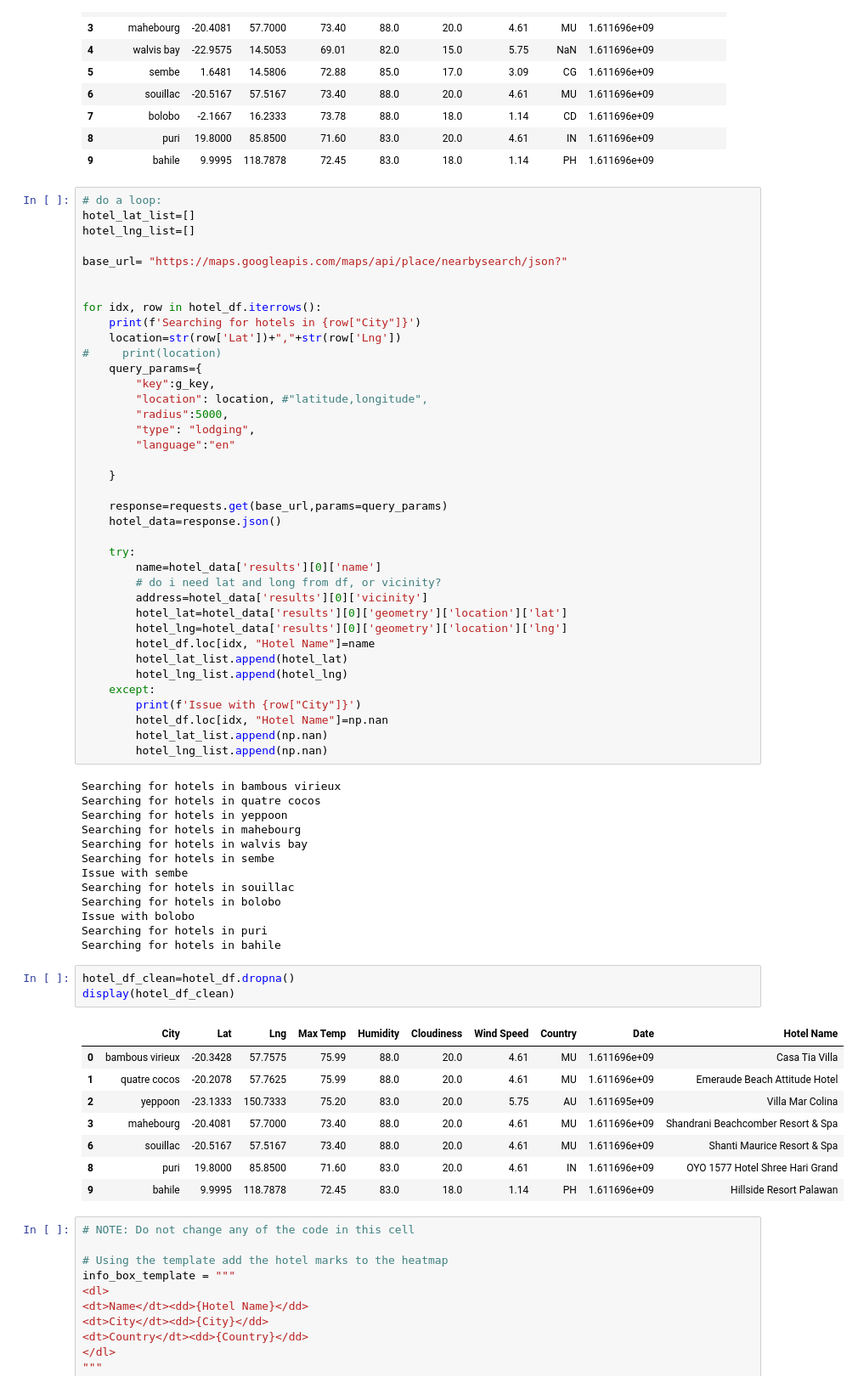
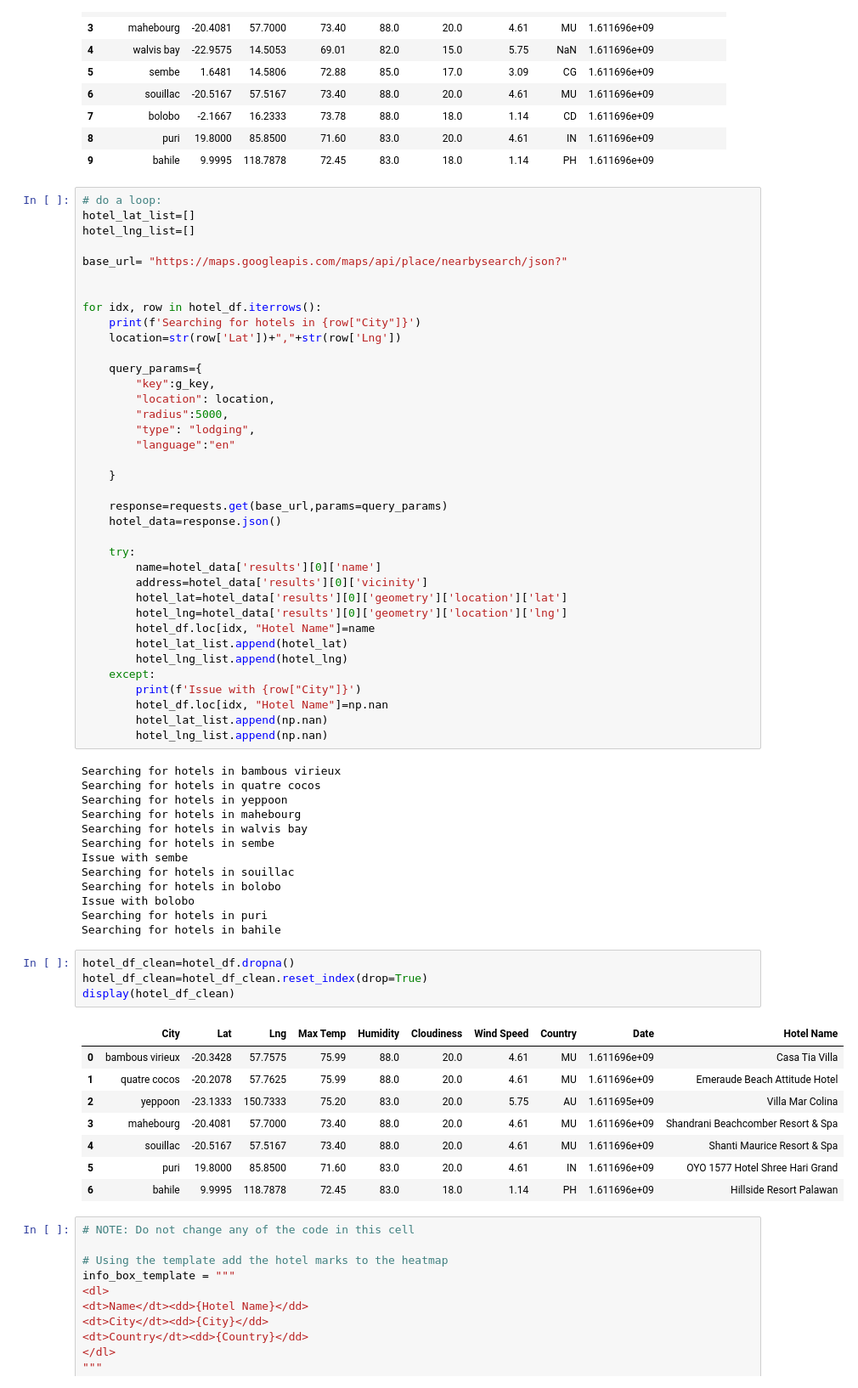
Before and after one commit to acsours/python-api-challenge, a Jupyter notebook: VacationPy.ipynb, the cells around one changed output. Shown: that part at 85% size. Saved outputs shown, nothing was run; the diff lists cells and outputs as text.

Commit message:
commented and cleaned

```diff
--- a/VacationPy.ipynb
+++ b/VacationPy.ipynb
@@ -166,10 +164,10 @@ base_url= "https://maps.googleapis.com/maps/api/place/nearbysearch/json?"
 for idx, row in hotel_df.iterrows():
     print(f'Searching for hotels in {row["City"]}')
     location=str(row['Lat'])+","+str(row['Lng'])
-#     print(location)
+
     query_params={
         "key":g_key,
-        "location": location, #"latitude,longitude",
+        "location": location,
         "radius":5000,
         "type": "lodging",
         "language":"en"
@@ -181,7 +179,6 @@ for idx, row in hotel_df.iterrows():
 
     try:
         name=hotel_data['results'][0]['name']
-        # do i need lat and long from df, or vicinity?
         address=hotel_data['results'][0]['vicinity']
         hotel_lat=hotel_data['results'][0]['geometry']['location']['lat']
         hotel_lng=hotel_data['results'][0]['geometry']['location']['lng']
@@ -208,16 +205,17 @@ Searching for hotels in puri
 Searching for hotels in bahile
 # %%
 hotel_df_clean=hotel_df.dropna()
+hotel_df_clean=hotel_df_clean.reset_index(drop=True)
 display(hotel_df_clean)
 # %% [output]
 |  | City | Lat | Lng | Max Temp | Humidity | Cloudiness | Wind Speed | Country | Date | Hotel Name |
 | 0 | bambous virieux | -20.3428 | 57.7575 | 75.99 | 88.0 | 20.0 | 4.61 | MU | 1.611696e+09 | Casa Tia Villa |
 | 1 | quatre cocos | -20.2078 | 57.7625 | 75.99 | 88.0 | 20.0 | 4.61 | MU | 1.611696e+09 | Emeraude Beach Attitude Hotel |
 | 2 | yeppoon | -23.1333 | 150.7333 | 75.20 | 83.0 | 20.0 | 5.75 | AU | 1.611695e+09 | Villa Mar Colina |
 | 3 | mahebourg | -20.4081 | 57.7000 | 73.40 | 88.0 | 20.0 | 4.61 | MU | 1.611696e+09 | Shandrani Beachcomber Resort & Spa |
-| 6 | souillac | -20.5167 | 57.5167 | 73.40 | 88.0 | 20.0 | 4.61 | MU | 1.611696e+09 | Shanti Maurice Resort & Spa |
-| 8 | puri | 19.8000 | 85.8500 | 71.60 | 83.0 | 20.0 | 4.61 | IN | 1.611696e+09 | OYO 1577 Hotel Shree Hari Grand |
-| 9 | bahile | 9.9995 | 118.7878 | 72.45 | 83.0 | 18.0 | 1.14 | PH | 1.611696e+09 | Hillside Resort Palawan |
+| 4 | souillac | -20.5167 | 57.5167 | 73.40 | 88.0 | 20.0 | 4.61 | MU | 1.611696e+09 | Shanti Maurice Resort & Spa |
+| 5 | puri | 19.8000 | 85.8500 | 71.60 | 83.0 | 20.0 | 4.61 | IN | 1.611696e+09 | OYO 1577 Hotel Shree Hari Grand |
+| 6 | bahile | 9.9995 | 118.7878 | 72.45 | 83.0 | 18.0 | 1.14 | PH | 1.611696e+09 | Hillside Resort Palawan |
 # %%
 # NOTE: Do not change any of the code in this cell
 
```
Also changed, not shown: parts of 3 cells of this notebook, 4 other files.
